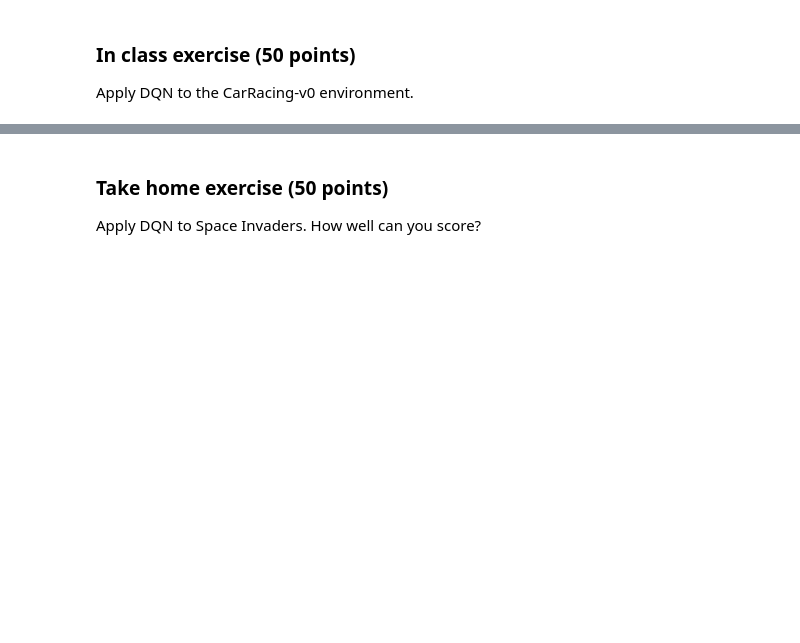
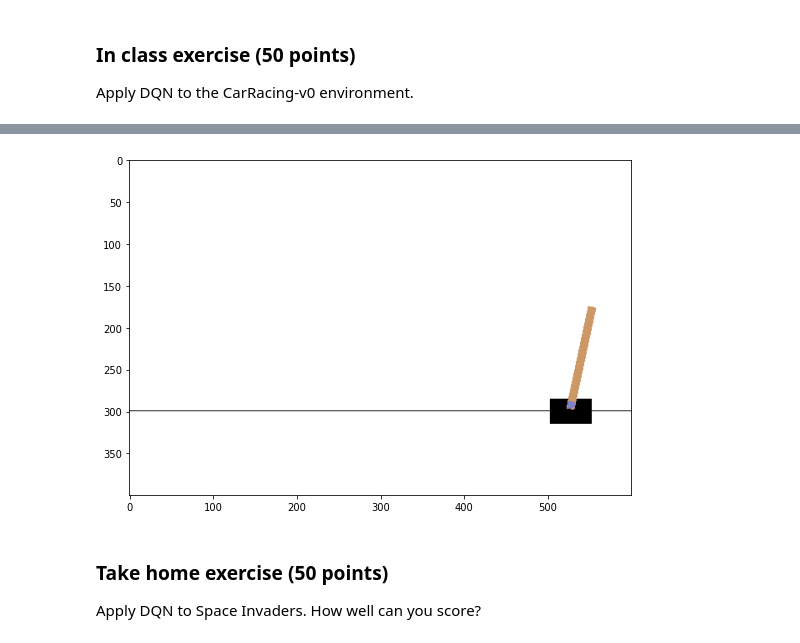
Before and after one commit to Thetang-145/AT82.03_ML, a Jupyter notebook: Lab13-RL/13-Reinforcement-Learning.ipynb, the cells around one changed output, grey strips where cells are left out. Drawn from its saved outputs; the diff is of its cells as text; code cells hidden in the pictures; blank space fills up the shorter version.

```diff
--- a/Lab13-RL/13-Reinforcement-Learning.ipynb
+++ b/Lab13-RL/13-Reinforcement-Learning.ipynb
@@ -1346,3 +1205,29 @@ Apply DQN to the CarRacing-v0 environment.
+# %%
+import time
+from IPython import display
+import matplotlib
+import matplotlib.pyplot as plt
+%matplotlib inline
+
+def play_game(model):
+    done = False
+    plt.figure(figsize=(9,9))
+    img = plt.imshow(env.render(mode='rgb_array')) # only call this once
+    state = env.reset()
+    while(not done):
+        action = model.act(state, epsilon_final)
+        next_state, reward, done, _ = env.step(action)
+        # env.render() No use!
+        img.set_data(env.render(mode='rgb_array')) # just update the data
+        display.display(plt.gcf())
+        display.clear_output(wait=True)
+        time.sleep(0.03)
+        state = next_state
+
+play_game(model)
+env.close()
+# %% [output]
+[figure, added]
 # %% [markdown]
 ### Take home exercise (50 points)
 
```
Also changed, not shown: parts of 21 cells of this notebook, 8 other files.
